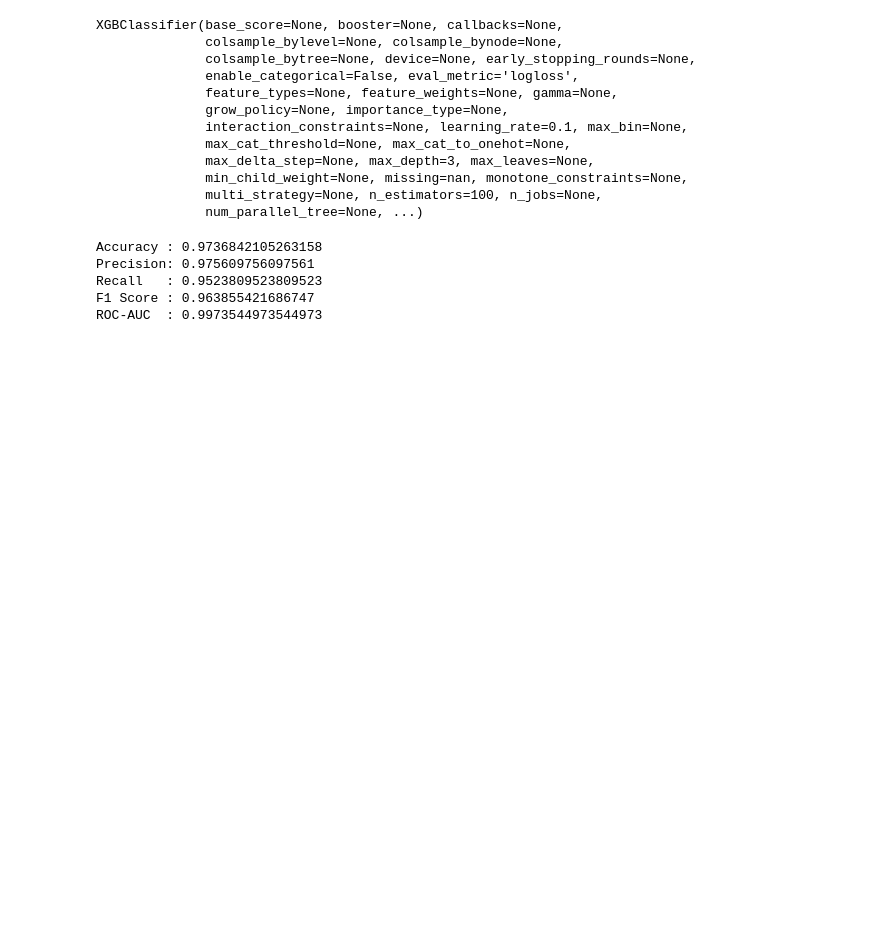
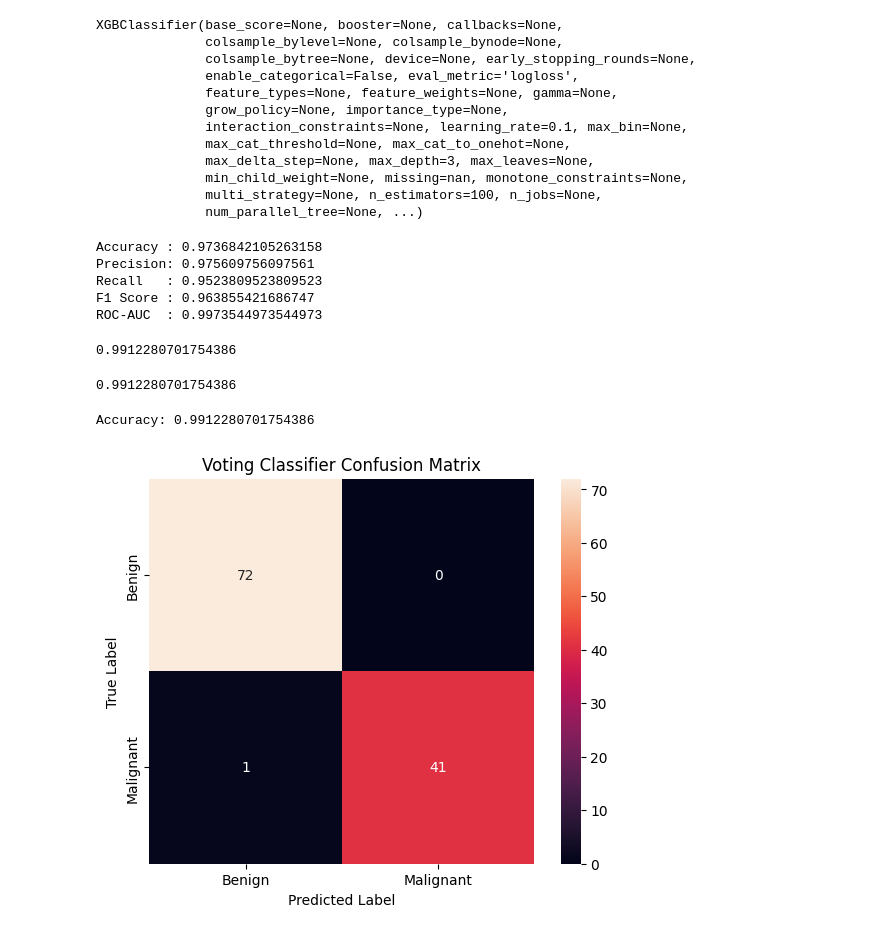
Before and after one commit to tuhinCr7/Breast-Cancer-Detection-using-Machine-Learning, a Jupyter notebook: breast_cancer.ipynb, the cells around one changed output. Drawn from its saved outputs; the diff is of its cells as text; code cells hidden in the pictures; blank space fills up the shorter version.

Commit message:
adding hybrid model

```diff
--- a/breast_cancer.ipynb
+++ b/breast_cancer.ipynb
@@ -6,7 +6,7 @@ import seaborn as sns
 import warnings
 warnings.filterwarnings('ignore')
 # %%
-df = pd.read_csv('/Users/tuhinalambijoy/Downloads/data 3.csv')
+df = pd.read_csv('data 3.csv')
 df
 # %% [output]
 |  | id | diagnosis | radius_mean | texture_mean | perimeter_mean | area_mean | smoothness_mean | ... |
@@ -401,3 +399,57 @@ Precision: 0.975609756097561
 Recall   : 0.9523809523809523
 F1 Score : 0.963855421686747
 ROC-AUC  : 0.9973544973544973
+# %%
+from sklearn.ensemble import VotingClassifier
+from sklearn.linear_model import LogisticRegression
+from sklearn.ensemble import RandomForestClassifier
+from sklearn.svm import SVC
+
+voting = VotingClassifier(
+    estimators=[
+        ('lr', LogisticRegression(max_iter=1000)),
+        ('rf', RandomForestClassifier(random_state=42)),
+        ('svm', SVC(probability=True))
+    ],
+    voting='soft'
+)
+
+voting.fit(X_train_scaled, y_train_balanced)
+
+y_pred = voting.predict(X_test_scaled)
+# %%
+voting.score(X_train_scaled,y_train_balanced)
+# %% [output]
+0.9912280701754386
+# %%
+voting.score(X_test_scaled,y_test)
+# %% [output]
+0.9912280701754386
+# %%
+from sklearn.metrics import accuracy_score
+
+print("Accuracy:", accuracy_score(y_test, y_pred))
+# %% [output]
+Accuracy: 0.9912280701754386
+# %%
+import seaborn as sns
+from sklearn.metrics import confusion_matrix
+
+cm = confusion_matrix(y_test, y_pred)
+
+plt.figure(figsize=(7,5))
+sns.heatmap(
+    cm,
+    annot=True,
+    fmt='d',
+    square=True,
+    xticklabels=['Benign','Malignant'],
+    yticklabels=['Benign','Malignant']
+)
+
+plt.xlabel('Predicted Label')
+plt.ylabel('True Label')
+plt.title('Voting Classifier Confusion Matrix')
+plt.show()
+# %% [output]
+[figure, added]
```
Also changed, not shown: parts of 4 cells of this notebook.
